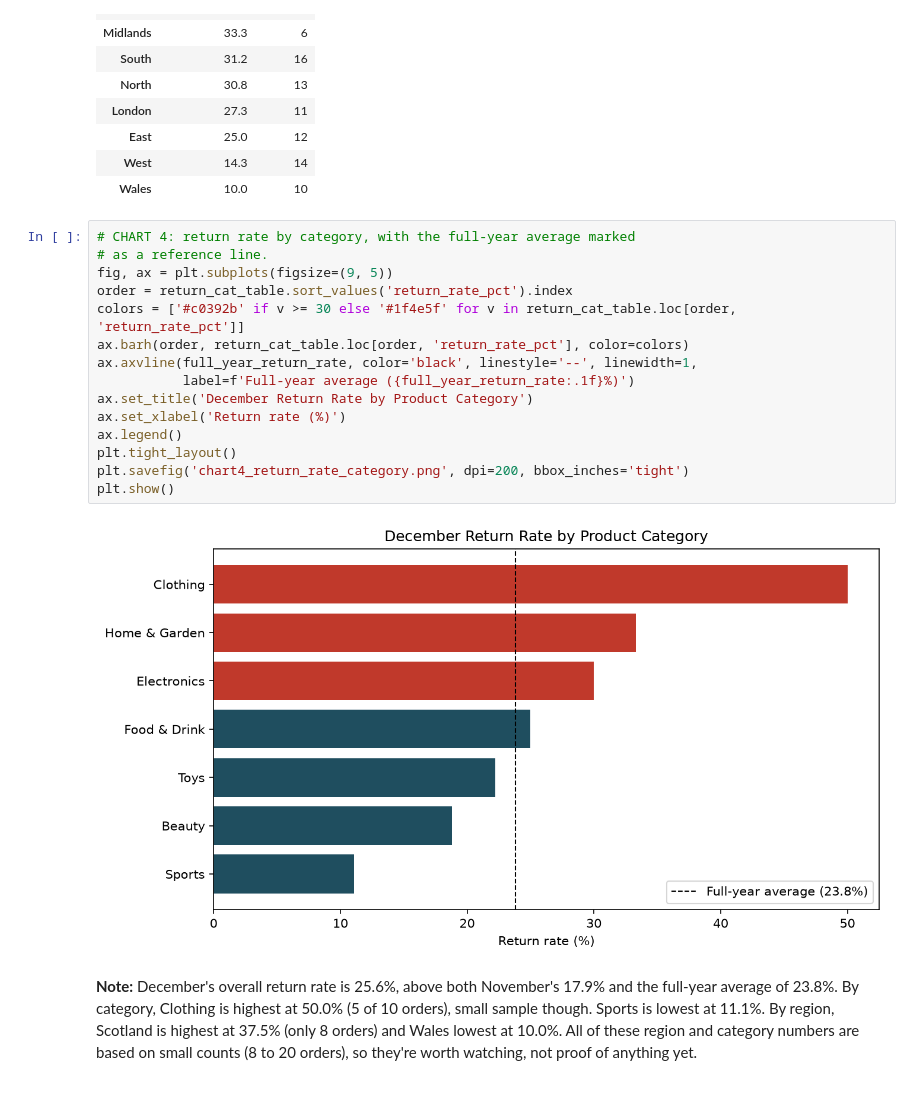
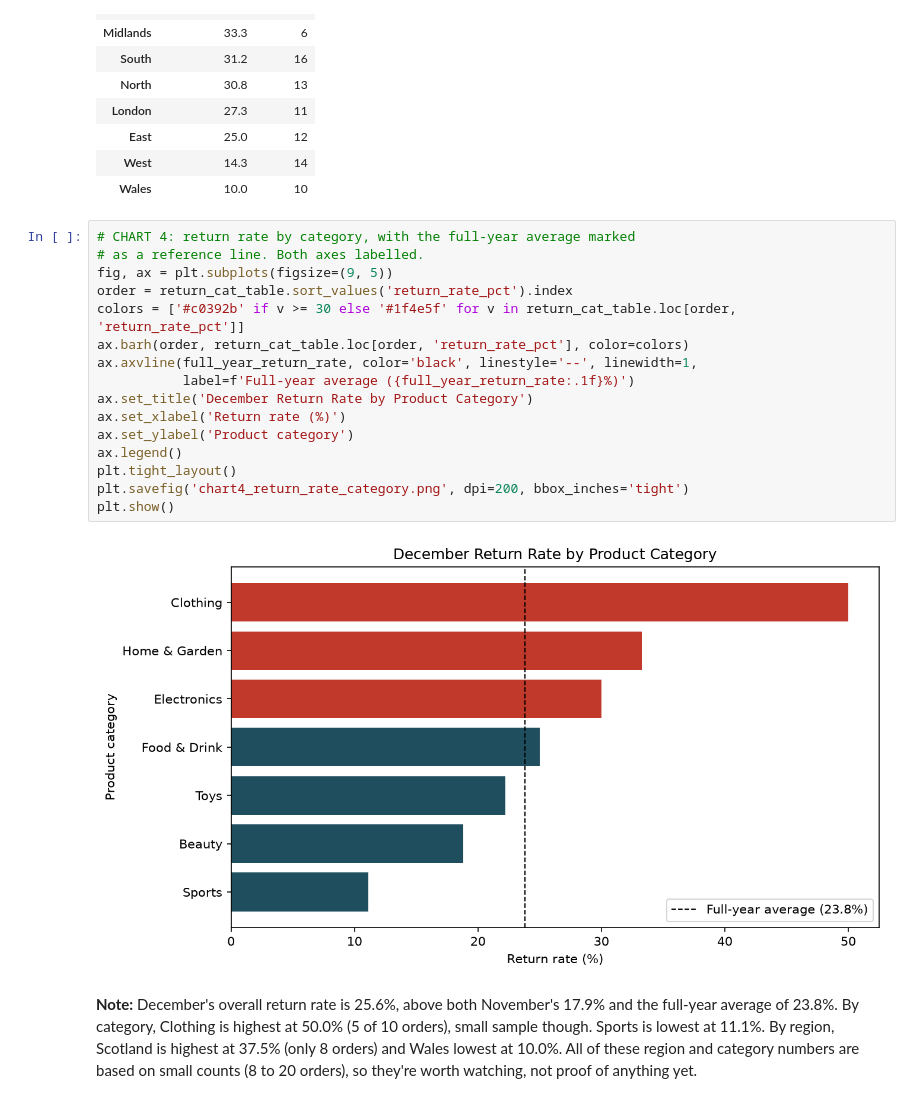
Before and after one commit to victorynnamani/datatrove-placement, a Jupyter notebook: tasks/phase2/06_monthly_report_analysis.ipynb, the cells around one changed output. Saved outputs shown, nothing was run; the diff lists cells and outputs as text.

```diff
--- a/tasks/phase2/06_monthly_report_analysis.ipynb
+++ b/tasks/phase2/06_monthly_report_analysis.ipynb
@@ -388,21 +392,22 @@ return_region_table
 | Wales | 10.0 | 10 |
 # %%
 # CHART 4: return rate by category, with the full-year average marked
-# as a reference line.
+# as a reference line. Both axes labelled.
 fig, ax = plt.subplots(figsize=(9, 5))
 order = return_cat_table.sort_values('return_rate_pct').index
 colors = ['#c0392b' if v >= 30 else '#1f4e5f' for v in return_cat_table.loc[order, 'return_rate_pct']]
 ax.barh(order, return_cat_table.loc[order, 'return_rate_pct'], color=colors)
 ax.axvline(full_year_return_rate, color='black', linestyle='--', linewidth=1,
            label=f'Full-year average ({full_year_return_rate:.1f}%)')
 ax.set_title('December Return Rate by Product Category')
 ax.set_xlabel('Return rate (%)')
+ax.set_ylabel('Product category')
 ax.legend()
 plt.tight_layout()
 plt.savefig('chart4_return_rate_category.png', dpi=200, bbox_inches='tight')
 plt.show()
 # %% [output]
-[figure, old version]
+[figure, new version]
 # %% [markdown]
 **Note:** December's overall return rate is 25.6%, above both November's 17.9% and the full-year average of 23.8%. By category, Clothing is highest at 50.0% (5 of 10 orders), small sample though. Sports is lowest at 11.1%. By region, Scotland is highest at 37.5% (only 8 orders) and Wales lowest at 10.0%. All of these region and category numbers are based on small counts (8 to 20 orders), so they're worth watching, not proof of anything yet.
 # %% [markdown]
```
Also changed, not shown: parts of 3 cells of this notebook, 6 other files.
